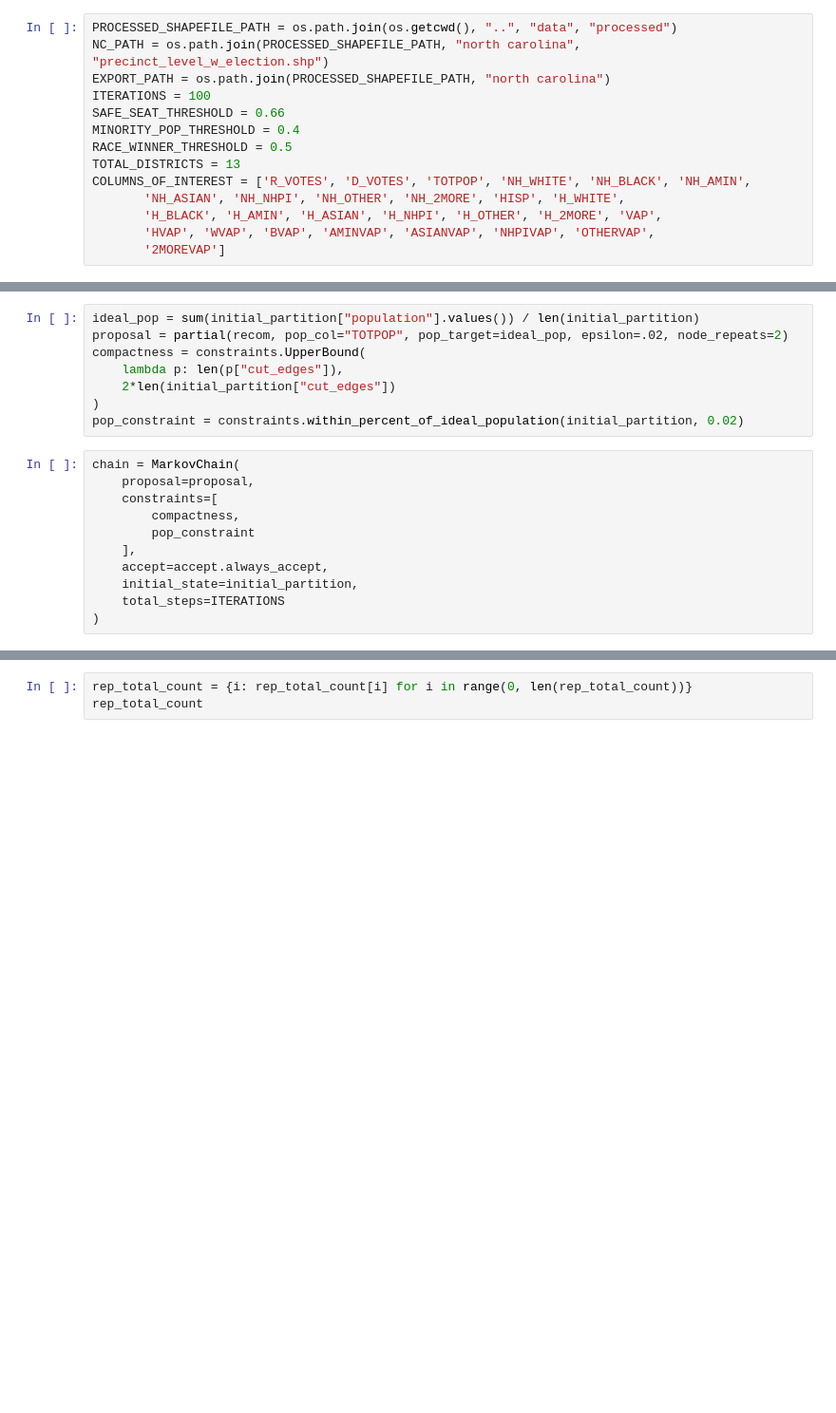
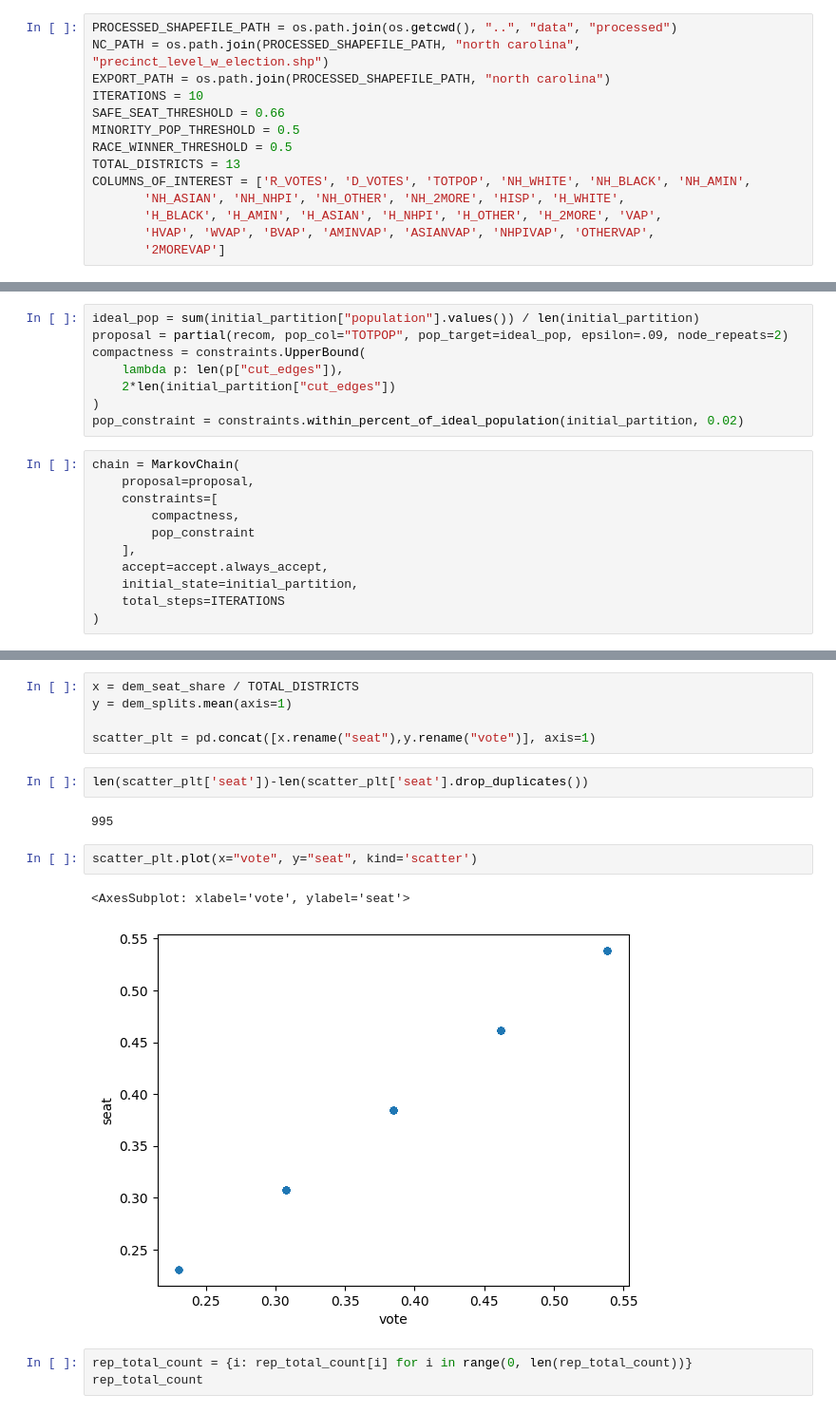
Before and after one commit to nimatullo/state-redistricter, a Jupyter notebook: gerrychain/seawulf-scripts/North Carolina.ipynb, the cells around one changed output, grey strips where cells are left out. Shown at 95% size. Saved outputs shown, nothing was run; the diff lists cells and outputs as text; blank space fills up the shorter version.

Commit message:
added graph vote/seat share percentages

```diff
--- a/gerrychain/seawulf-scripts/North Carolina.ipynb
+++ b/gerrychain/seawulf-scripts/North Carolina.ipynb
@@ -12,9 +12,9 @@ import os
 PROCESSED_SHAPEFILE_PATH = os.path.join(os.getcwd(), "..", "data", "processed")
 NC_PATH = os.path.join(PROCESSED_SHAPEFILE_PATH, "north carolina", "precinct_level_w_election.shp")
 EXPORT_PATH = os.path.join(PROCESSED_SHAPEFILE_PATH, "north carolina")
-ITERATIONS = 100
+ITERATIONS = 10
 SAFE_SEAT_THRESHOLD = 0.66
-MINORITY_POP_THRESHOLD = 0.4
+MINORITY_POP_THRESHOLD = 0.5
 RACE_WINNER_THRESHOLD = 0.5
 TOTAL_DISTRICTS = 13
 COLUMNS_OF_INTEREST = ['R_VOTES', 'D_VOTES', 'TOTPOP', 'NH_WHITE', 'NH_BLACK', 'NH_AMIN',
@@ -60,7 +60,7 @@ initial_partition.plot()
 [figure]
 # %%
 ideal_pop = sum(initial_partition["population"].values()) / len(initial_partition)
-proposal = partial(recom, pop_col="TOTPOP", pop_target=ideal_pop, epsilon=.02, node_repeats=2)
+proposal = partial(recom, pop_col="TOTPOP", pop_target=ideal_pop, epsilon=.09, node_repeats=2)
 compactness = constraints.UpperBound(
     lambda p: len(p["cut_edges"]),
     2*len(initial_partition["cut_edges"])
@@ -182,3 +204,17 @@ Number of unique plans: 4
+# %%
+x = dem_seat_share / TOTAL_DISTRICTS
+y = dem_splits.mean(axis=1)
+
+scatter_plt = pd.concat([x.rename("seat"),y.rename("vote")], axis=1)
+# %%
+len(scatter_plt['seat'])-len(scatter_plt['seat'].drop_duplicates())
+# %% [output]
+995
+# %%
+scatter_plt.plot(x="vote", y="seat", kind='scatter')
+# %% [output]
+<AxesSubplot: xlabel='vote', ylabel='seat'>
+[figure, added]
 # %%
 rep_total_count = {i: rep_total_count[i] for i in range(0, len(rep_total_count))}
 rep_total_count
```
Also changed, not shown: parts of 4 cells of this notebook, 4 other files.
